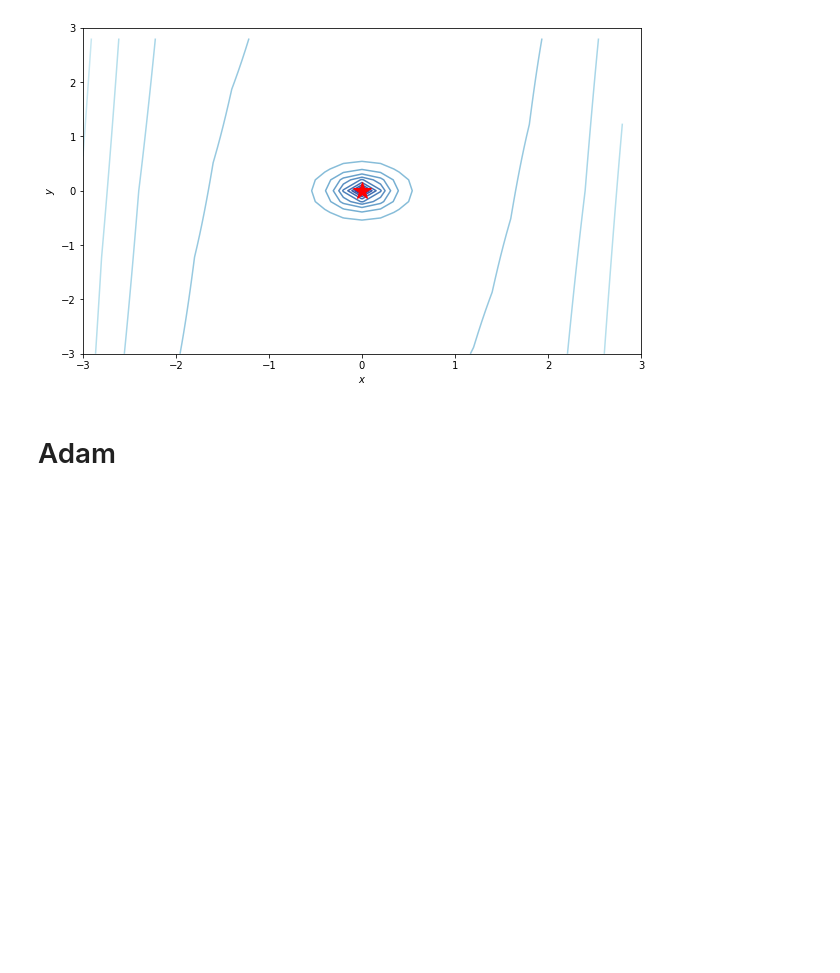
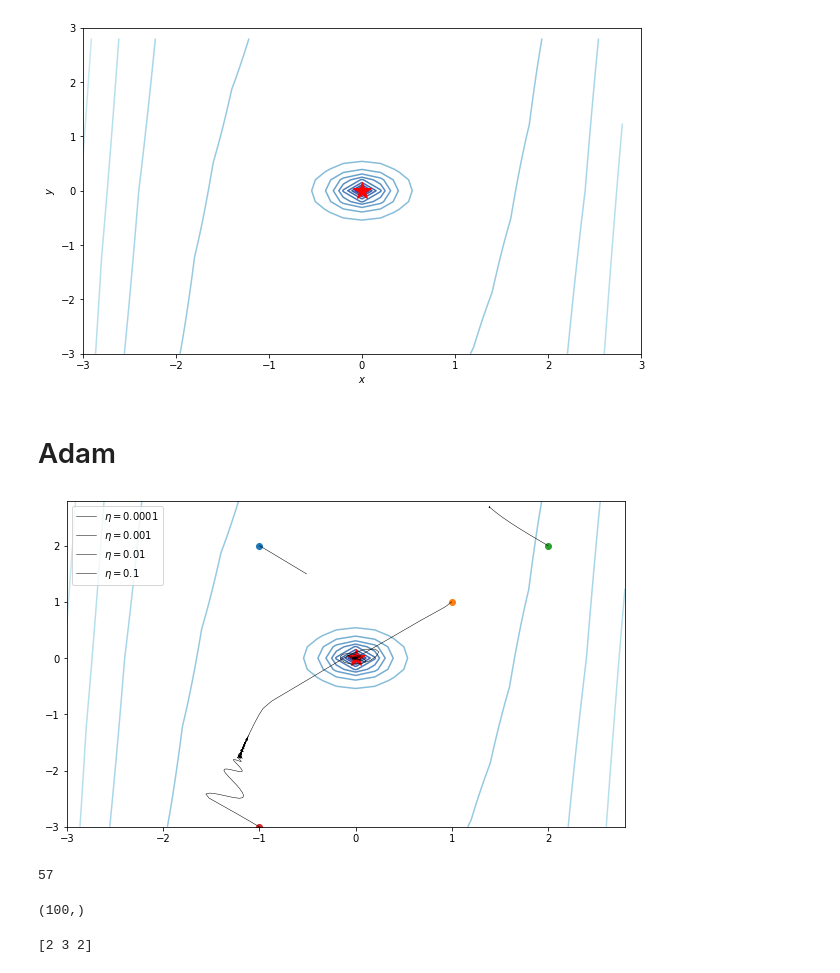
Before and after one commit to samuelelipani/lcpb, a Jupyter notebook: ex1_adam.ipynb, the cells around one changed output. Drawn from its saved outputs; the diff is of its cells as text; code cells hidden in the pictures; blank space fills up the shorter version.

```diff
--- a/ex1_adam.ipynb
+++ b/ex1_adam.ipynb
@@ -105,3 +105,23 @@ def adams(grad, init, n_epochs=5000, eta=10**-4, gamma=0.9, beta=0.99,epsilon=10
         params = params - eta*np.divide(v_hat,np.sqrt(grad_sq_hat+epsilon))
         param_traj[j+1,] = params
     return param_traj
+# %%
+x, y = np.meshgrid(np.arange(-3, 3, 0.2), np.arange(-3, 3, 0.2))
+fig, ax = plt.subplots(figsize=(10, 6))
+z = f(x,y)
+ax.contour(x, y, z, levels=np.logspace(0.0, 5, 35), norm=LogNorm(), cmap="RdYlBu_r")
+ax.plot(0,0, 'r*', markersize=18);
+#overlay_trajectory_contour(ax,b,'g--*', lw=0.5)
+
+learning_rates = np.logspace(-5,-2,4)*10
+initial_points = [[-1,2], [1,1], [2,2], [-1,-3]]
+
+for eta,init in zip(learning_rates,initial_points):
+    gdn = adams(grad_f,init, eta=eta)
+    overlay_trajectory_contour(ax,gdn,'$\eta=$%s'% eta,lw=0.5)
+    plt.scatter(init[0], init[1])
+
+plt.legend(loc=2)
+plt.show()
+# %% [output]
+[figure, added]
@@ -107,0 +145,14 @@ def adams(grad, init, n_epochs=5000, eta=10**-4, gamma=0.9, beta=0.99,epsilon=10
+# %%
+np.argmin(np.array(test))#.reshape((5,4,5))
+# %% [output]
+57
+# %%
+np.array(test).shape
+# %% [output]
+(100,)
+# %%
+v = np.array(test).reshape((5,4,5)) #gamma, eta, beta
+indices = np.array(np.where(v == v.min())).ravel()
+print(indices)
+# %% [output]
+[2 3 2]
```
Also changed, not shown: parts of 5 cells of this notebook, 1 other file.
